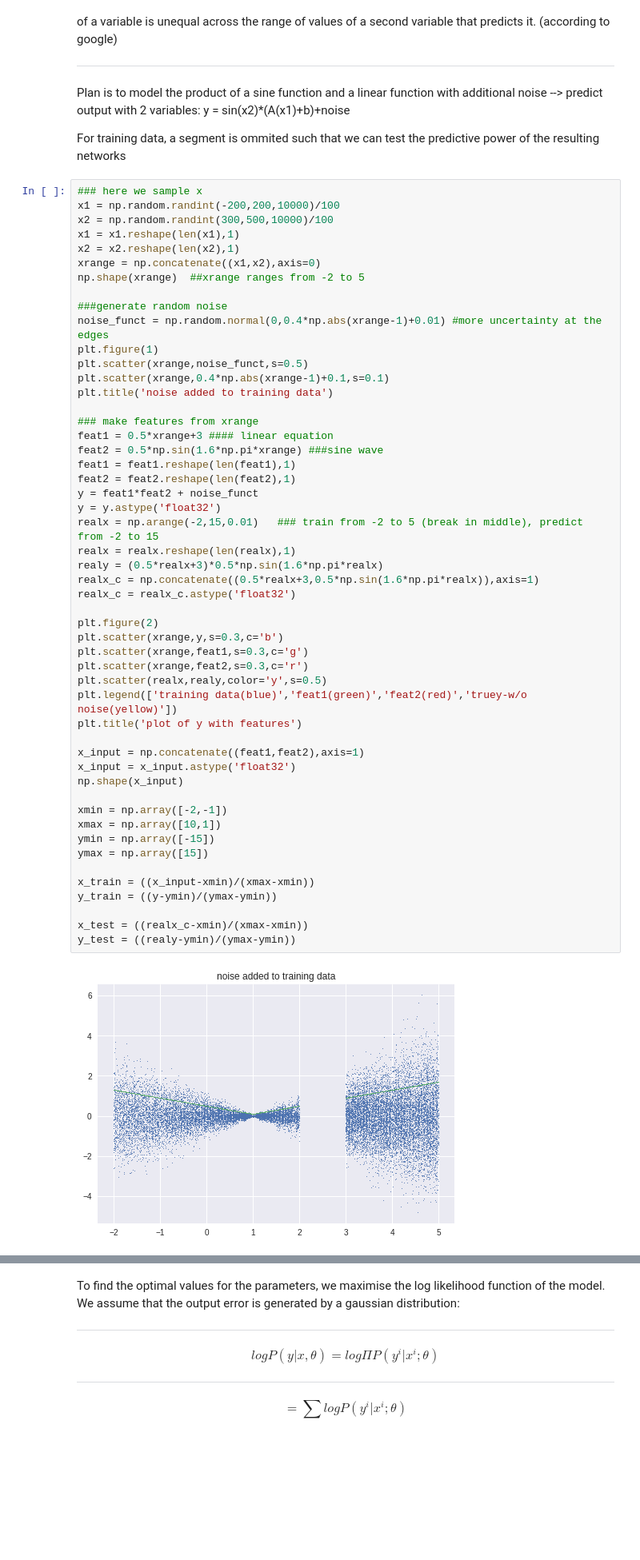
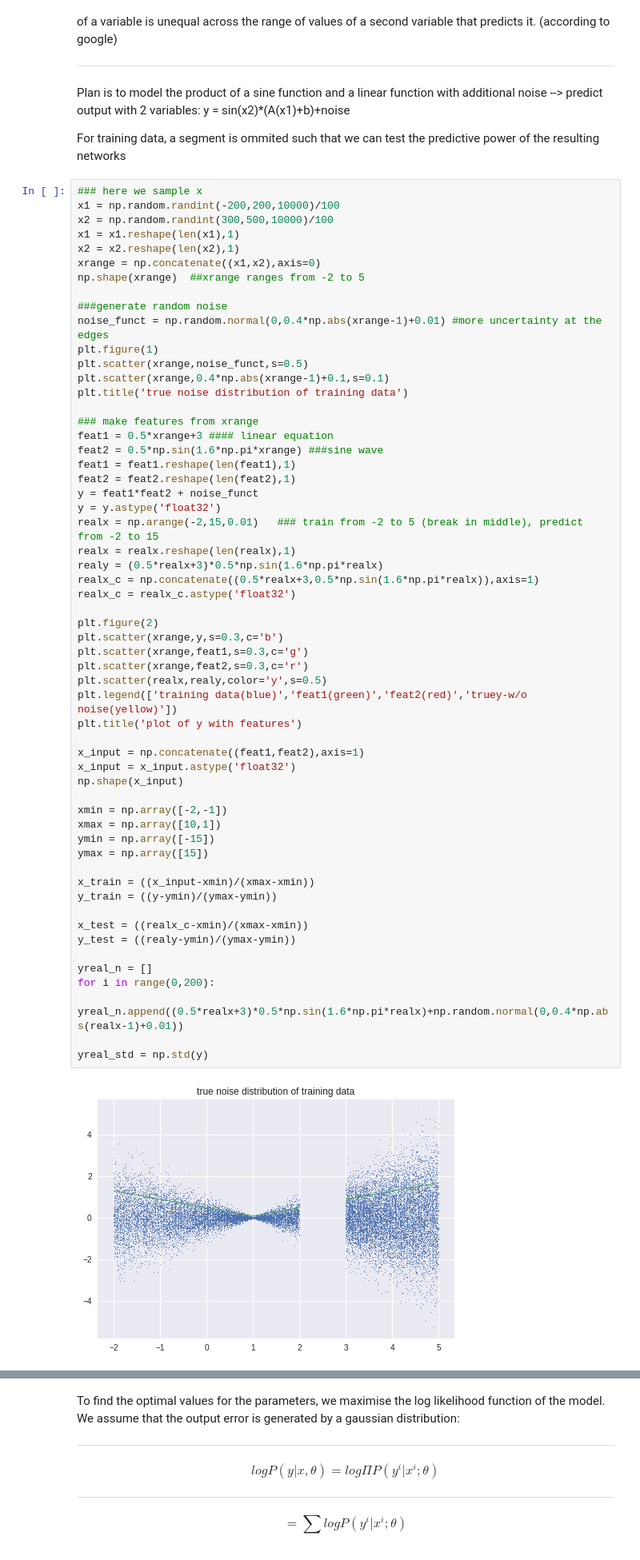
Before and after one commit to dragonheat123/nll_tryout, a Jupyter notebook: NLLexample.ipynb, the cells around one changed output, grey strips where cells are left out. Shown: that part at 80% size. Cells and saved outputs as stored; diff of their text form; blank space fills up the shorter version.

```diff
--- a/NLLexample.ipynb
+++ b/NLLexample.ipynb
@@ -33,7 +33,7 @@ noise_funct = np.random.normal(0,0.4*np.abs(xrange-1)+0.01) #more uncertainty at
 plt.figure(1)
 plt.scatter(xrange,noise_funct,s=0.5)
 plt.scatter(xrange,0.4*np.abs(xrange-1)+0.1,s=0.1)
-plt.title('noise added to training data')
+plt.title('true noise distribution of training data')
 
 ### make features from xrange
 feat1 = 0.5*xrange+3 #### linear equation
@@ -44,31 +44,37 @@ y = feat1*feat2 + noise_funct
 y = y.astype('float32')
 realx = np.arange(-2,15,0.01)   ### train from -2 to 5 (break in middle), predict from -2 to 15
 realx = realx.reshape(len(realx),1)
 realy = (0.5*realx+3)*0.5*np.sin(1.6*np.pi*realx)
 realx_c = np.concatenate((0.5*realx+3,0.5*np.sin(1.6*np.pi*realx)),axis=1)
 realx_c = realx_c.astype('float32')
 
 plt.figure(2)
 plt.scatter(xrange,y,s=0.3,c='b')
 plt.scatter(xrange,feat1,s=0.3,c='g')
 plt.scatter(xrange,feat2,s=0.3,c='r')
 plt.scatter(realx,realy,color='y',s=0.5)
 plt.legend(['training data(blue)','feat1(green)','feat2(red)','truey-w/o noise(yellow)'])
 plt.title('plot of y with features')
 
 x_input = np.concatenate((feat1,feat2),axis=1)
 x_input = x_input.astype('float32')
 np.shape(x_input)
 
 xmin = np.array([-2,-1])
 xmax = np.array([10,1])
 ymin = np.array([-15])
 ymax = np.array([15])
 
 x_train = ((x_input-xmin)/(xmax-xmin))
 y_train = ((y-ymin)/(ymax-ymin))
 
 x_test = ((realx_c-xmin)/(xmax-xmin))
 y_test = ((realy-ymin)/(ymax-ymin))
+
+yreal_n = []
+for i in range(0,200):
+  yreal_n.append((0.5*realx+3)*0.5*np.sin(1.6*np.pi*realx)+np.random.normal(0,0.4*np.abs(realx-1)+0.01))
+
+yreal_std = np.std(y)
 # %% [output]
-[figure, old version]
+[figure, new version]
```
Also changed, not shown: parts of 2 cells of this notebook.
